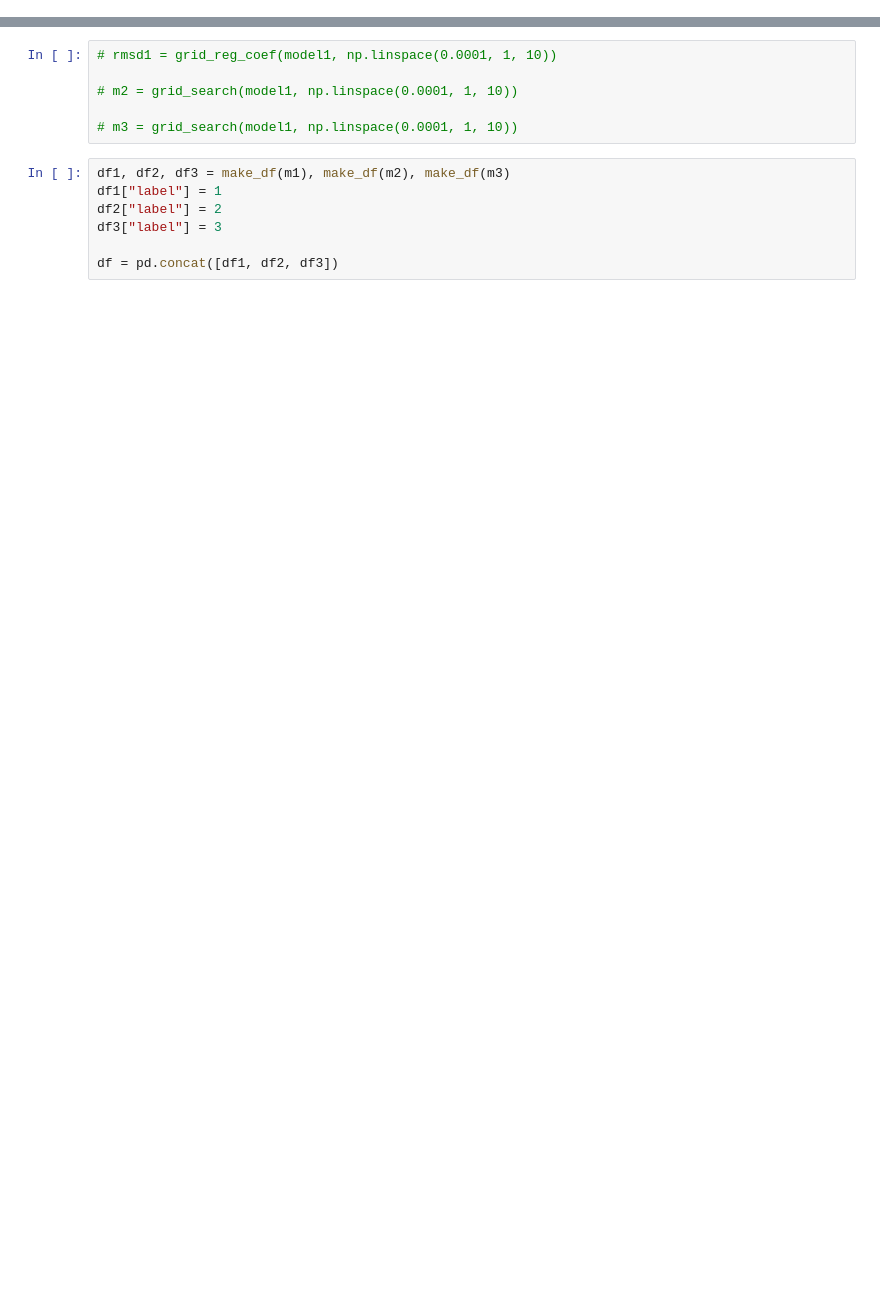
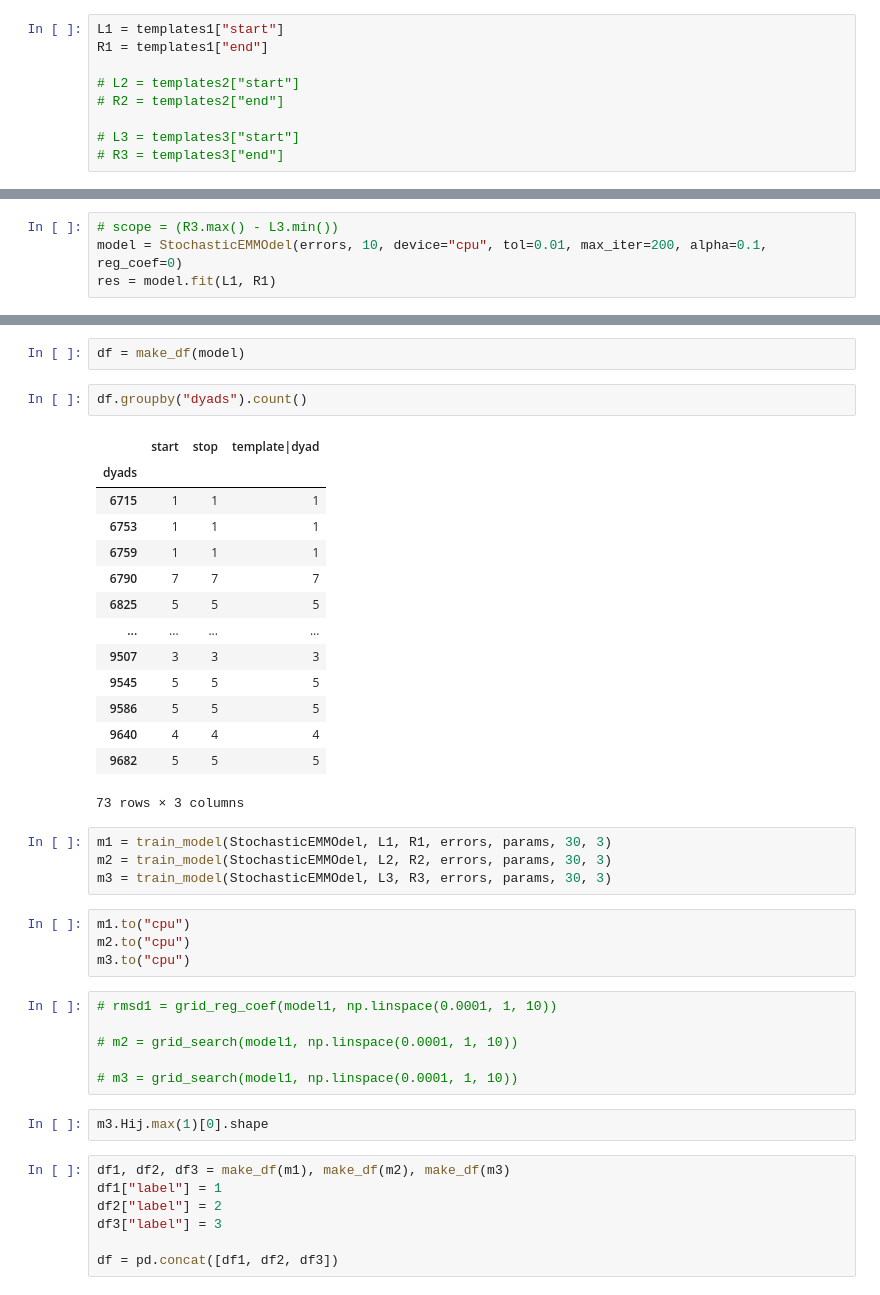
Before and after one commit to intbio/NucDPosIT, a Jupyter notebook: notebooks/fit_exo.ipynb, the cells around one changed output, grey strips where cells are left out. Saved outputs shown, nothing was run; the diff lists cells and outputs as text; blank space fills up the shorter version.

```diff
--- a/notebooks/fit_exo.ipynb
+++ b/notebooks/fit_exo.ipynb
@@ -636,0 +484,9 @@ def make_template_occupancy(dyads, template):
+# %%
+L1 = templates1["start"]
+R1 = templates1["end"]
+
+# L2 = templates2["start"]
+# R2 = templates2["end"]
+
+# L3 = templates3["start"]
+# R3 = templates3["end"]
@@ -636,0 +560,4 @@ def make_template_occupancy(dyads, template):
+# %%
+# scope = (R3.max() - L3.min())
+model = StochasticEMMOdel(errors, 10, device="cpu", tol=0.01, max_iter=200, alpha=0.1, reg_coef=0)
+res = model.fit(L1, R1)
@@ -637,9 +603,38 @@ def make_template_occupancy(dyads, template):
+# %%
+df = make_df(model)
+# %%
+df.groupby("dyads").count()
+# %% [output]
+|  | start | stop | template|dyad |
+| dyads |  |  |  |
+| 6715 | 1 | 1 | 1 |
+| 6753 | 1 | 1 | 1 |
+| 6759 | 1 | 1 | 1 |
+| 6790 | 7 | 7 | 7 |
+| 6825 | 5 | 5 | 5 |
+| ... | ... | ... | ... |
+| 9507 | 3 | 3 | 3 |
+| 9545 | 5 | 5 | 5 |
+| 9586 | 5 | 5 | 5 |
+| 9640 | 4 | 4 | 4 |
+| 9682 | 5 | 5 | 5 |
+73 rows × 3 columns
+# %%
+m1 = train_model(StochasticEMMOdel, L1, R1, errors, params, 30, 3)
+m2 = train_model(StochasticEMMOdel, L2, R2, errors, params, 30, 3)
+m3 = train_model(StochasticEMMOdel, L3, R3, errors, params, 30, 3)
+# %%
+m1.to("cpu")
+m2.to("cpu")
+m3.to("cpu")
 # %%
 # rmsd1 = grid_reg_coef(model1, np.linspace(0.0001, 1, 10))
 
 # m2 = grid_search(model1, np.linspace(0.0001, 1, 10))
 
 # m3 = grid_search(model1, np.linspace(0.0001, 1, 10))
+# %%
+m3.Hij.max(1)[0].shape
 # %%
 df1, df2, df3 = make_df(m1), make_df(m2), make_df(m3)
 df1["label"] = 1
```
Also changed, not shown: parts of 108 cells of this notebook, 20 other files.
